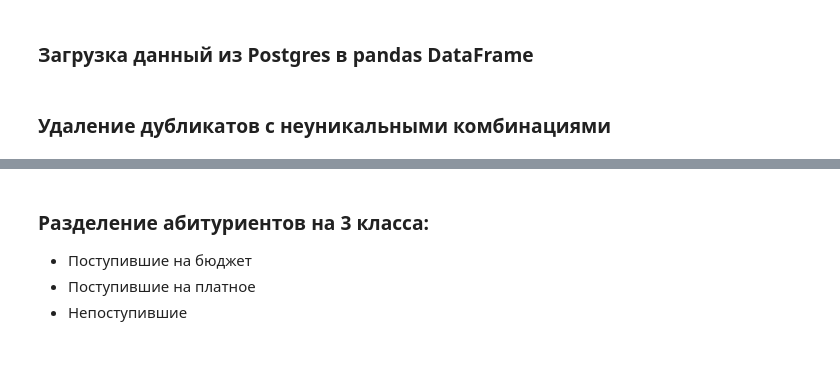
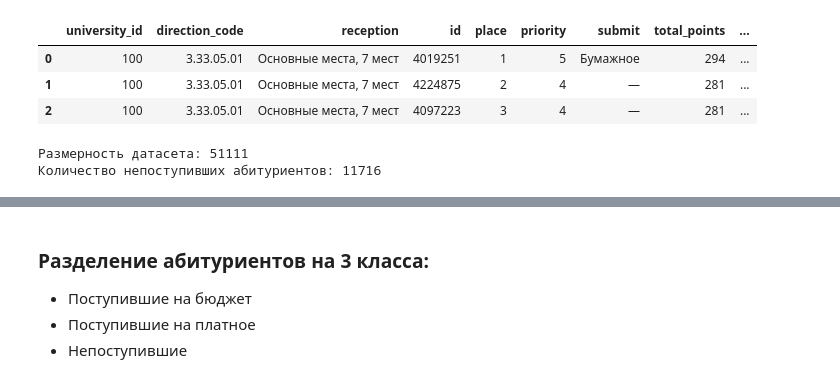
Before and after one commit to Andr171p/admission-analytics, a Jupyter notebook: not_admitted_applicants_analysis.ipynb, the cells around one changed output, grey strips where cells are left out. Saved outputs shown, nothing was run; the diff lists cells and outputs as text; code cells hidden in the pictures; blank space fills up the shorter version.

```diff
--- a/not_admitted_applicants_analysis.ipynb
+++ b/not_admitted_applicants_analysis.ipynb
@@ -6,5 +5,3 @@ import seaborn as sns
 import matplotlib.pyplot as plt
 from sqlalchemy import create_engine
-# %% [markdown]
-### Загрузка данный из Postgres в pandas DataFrame
 # %%
@@ -13,6 +12,4 @@ engine = create_engine("postgresql+psycopg2://user:blabla@localhost:5433/user_db
 universities_df = pd.read_sql("SELECT * FROM universitys", engine)
 directions_df = pd.read_sql("SELECT * FROM directions", engine)
 applicants_df = pd.read_sql("SELECT * FROM applicants", engine)
-# %% [markdown]
-### Удаление дубликатов с неуникальными комбинациями
 # %%
@@ -25,3 +24,38 @@ applicants_df = applicants_df.drop_duplicates(
     subset=["university_id", "id", "direction_code"],
     keep="first"
 )
+# %%
+# Составление общей таблицы
+
+applicants_with_directions_df = applicants_df.merge(
+    directions_df,
+    left_on=["university_id", "direction_code"],
+    right_on=["university_id", "code"],
+    how="left",
+)
+
+df = applicants_with_directions_df.drop(
+    columns=["institute", "code", "title"]
+)
+
+df.head(3)
+# %% [output]
+|  | university_id | direction_code | reception | id | place | priority | submit | total_points | ... |
+| 0 | 100 | 3.33.05.01 | Основные места, 7 мест | 4019251 | 1 | 5 | Бумажное | 294 | ... |
+| 1 | 100 | 3.33.05.01 | Основные места, 7 мест | 4224875 | 2 | 4 | — | 281 | ... |
+| 2 | 100 | 3.33.05.01 | Основные места, 7 мест | 4097223 | 3 | 4 | — | 281 | ... |
+# %%
+# Загрузка абитуриентов забравших документы из ТИУ
+
+tyuiu_missing_applicants_df = pd.read_csv("ТИУ_непоступившие_абитуриенты_2025.csv")
+
+print(f"Размерность датасета: {tyuiu_missing_applicants_df.shape[0]}")
+unique_tyuiu_missing_applicants_ids = (
+    tyuiu_missing_applicants_df["Id поступающего"]
+    .unique()
+    .tolist()
+)
+print(f"Количество непоступивших абитуриентов: {len(unique_tyuiu_missing_applicants_ids)}")
+# %% [output]
+Размерность датасета: 51111
+Количество непоступивших абитуриентов: 11716
```
Also changed, not shown: parts of 34 cells of this notebook.
